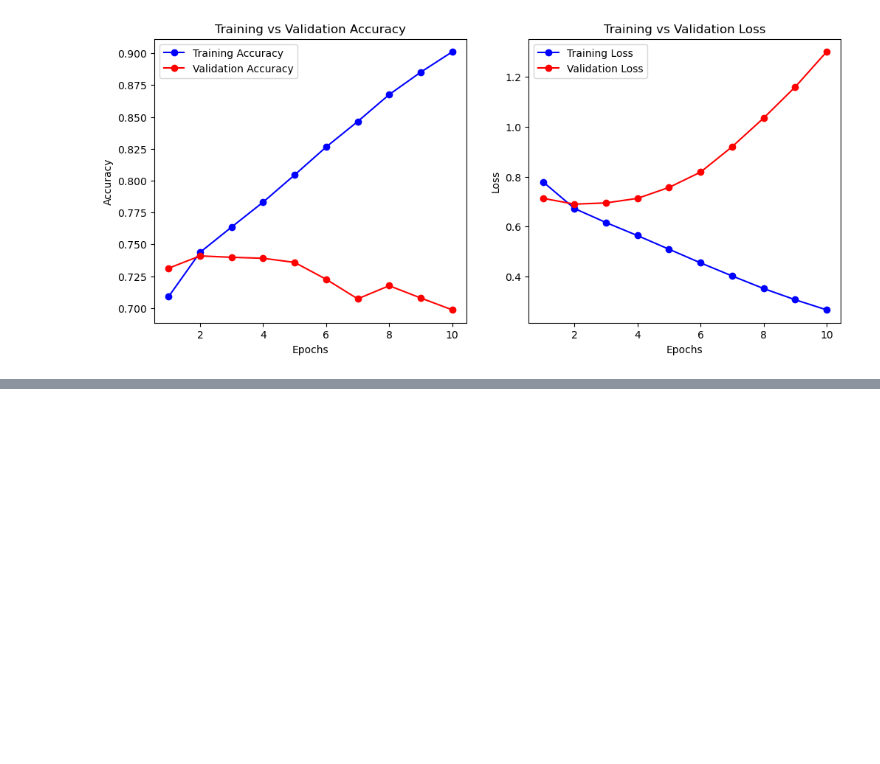
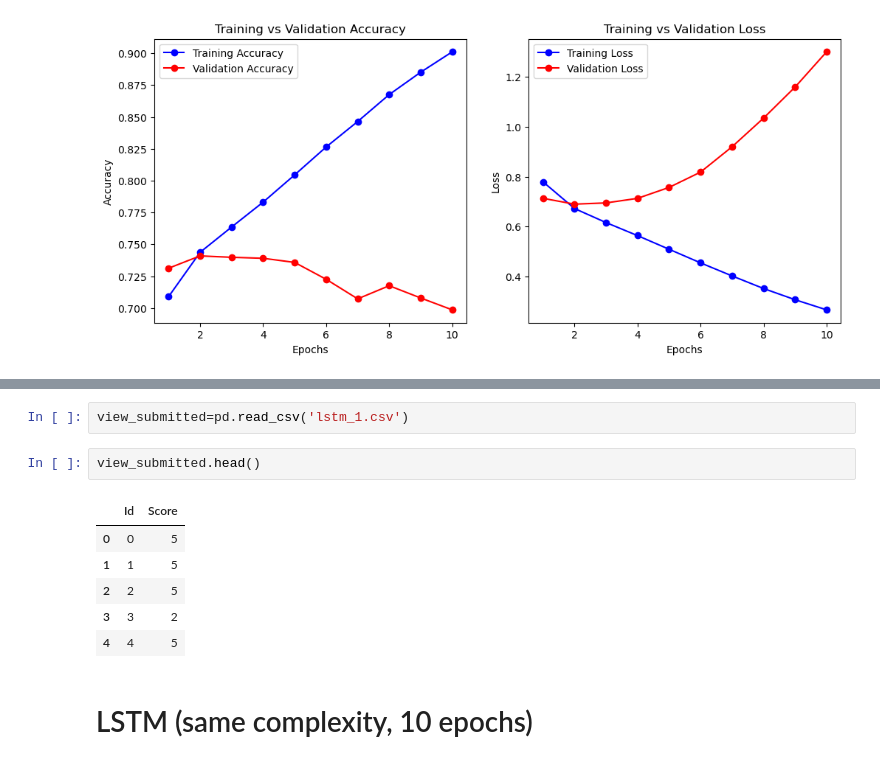
Before and after one commit to GeraintWong/f20aa_cw2, a Jupyter notebook: RNN.ipynb, the cells around one changed output, grey strips where cells are left out. Cells and saved outputs as stored; diff of their text form; blank space fills up the shorter version.

```diff
--- a/RNN.ipynb
+++ b/RNN.ipynb
@@ -353,0 +514,13 @@ plt.show()
+# %%
+view_submitted=pd.read_csv('lstm_1.csv')
+# %%
+view_submitted.head()
+# %% [output]
+|  | Id | Score |
+| 0 | 0 | 5 |
+| 1 | 1 | 5 |
+| 2 | 2 | 5 |
+| 3 | 3 | 2 |
+| 4 | 4 | 5 |
+# %% [markdown]
+# LSTM (same complexity, 10 epochs)
```
Also changed, not shown: parts of 25 cells of this notebook.
